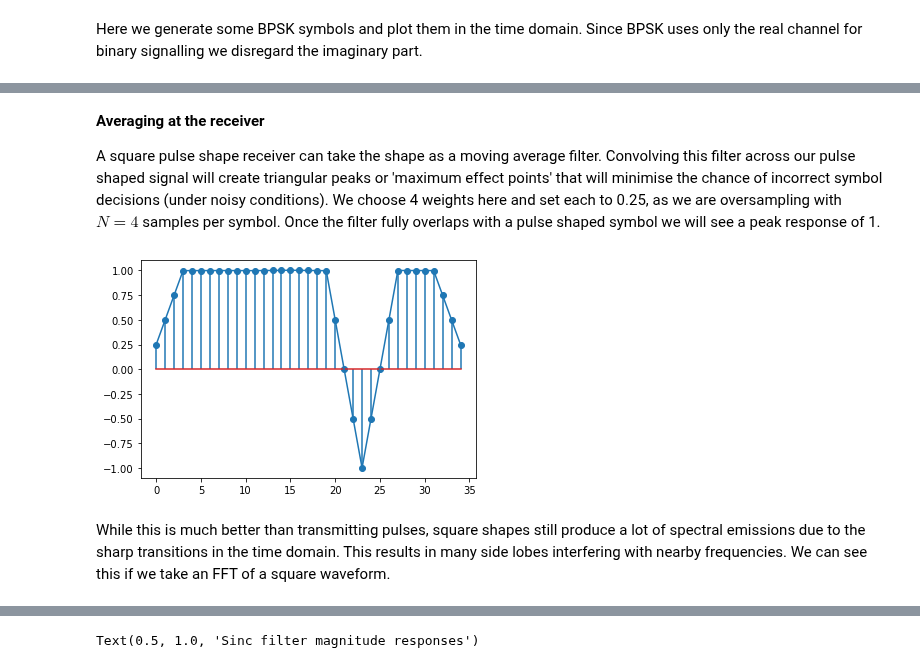
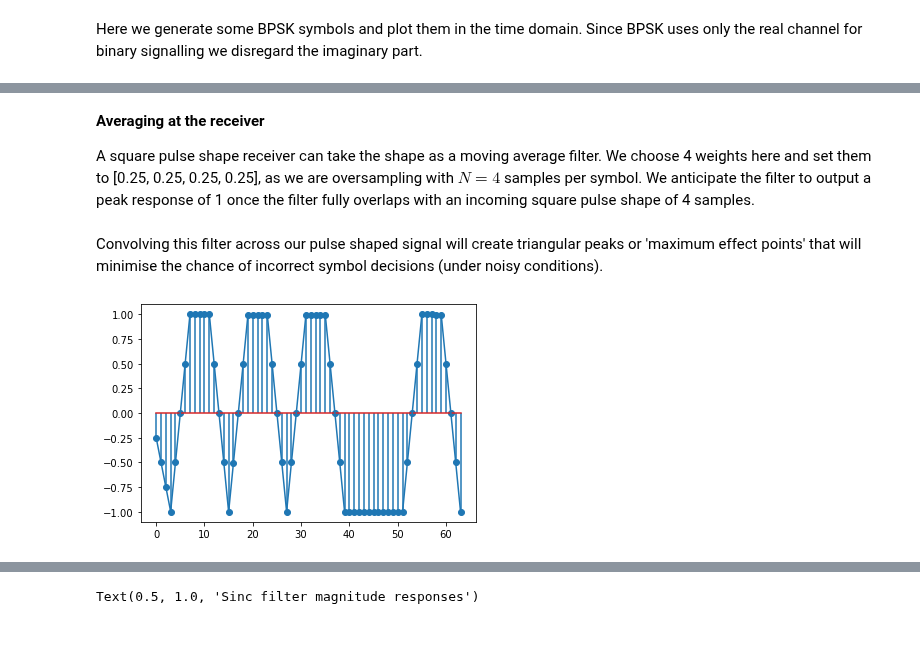
Before and after one commit to strath-sdr/dsp_notebooks, a Jupyter notebook: notebooks/baseband_modulation/02_pulse_shaping.ipynb, the cells around one changed output, grey strips where cells are left out. Drawn from its saved outputs; the diff is of its cells as text; code cells hidden in the pictures; blank space fills up the shorter version.

```diff
--- a/notebooks/baseband_modulation/02_pulse_shaping.ipynb
+++ b/notebooks/baseband_modulation/02_pulse_shaping.ipynb
@@ -47,7 +46,8 @@ def generate_bpsk(num_symbols, noise=50):
 # %% [markdown]
 Here we generate some BPSK symbols and plot them in the time domain. Since BPSK uses only the real channel for binary signalling we disregard the imaginary part.
 # %%
-symbols = generate_bpsk(8)
-plt.stem(symbols.real, use_line_collection=True)
+symbols = generate_bpsk(2048)
+plt.stem(symbols.real[:8], use_line_collection=True)
+plt.title('BPSK Pulses')
 plt.show()
 # %% [output]
@@ -65,15 +113,15 @@ plt.show()
 # %% [markdown]
 **Averaging at the receiver**
 
-A square pulse shape receiver can take the shape as a moving average filter. Convolving this filter across our pulse shaped signal will create triangular peaks or 'maximum effect points' that will minimise the chance of incorrect symbol decisions (under noisy conditions). We choose 4 weights here and set each to 0.25, as we are oversampling with $N=4$ samples per symbol. Once the filter fully overlaps with a pulse shaped symbol we will see a peak response of 1.
+A square pulse shape receiver can take the shape as a moving average filter. We choose 4 weights here and set them to [0.25, 0.25, 0.25, 0.25], as we are oversampling with $N=4$ samples per symbol. We anticipate the filter to output a peak response of 1 once the filter fully overlaps with an incoming square pulse shape of 4 samples.
 # %%
 weights = [0.25, 0.25, 0.25, 0.25]
 filtered_symbols = np.convolve(np.repeat(symbols,4).real, weights)
+# %% [markdown]
+Convolving this filter across our pulse shaped signal will create triangular peaks or 'maximum effect points' that will minimise the chance of incorrect symbol decisions (under noisy conditions).
 # %%
-plt.stem(filtered_symbols.real, use_line_collection=True)
-plt.plot(filtered_symbols.real)
+plt.stem(filtered_symbols.real[:64], use_line_collection=True)
+plt.plot(filtered_symbols.real[:64])
 plt.show()
 # %% [output]
-[figure, old version]
+[figure, new version]
-# %% [markdown]
-While this is much better than transmitting pulses, square shapes still produce a lot of spectral emissions due to the sharp transitions in the time domain. This results in many side lobes interfering with nearby frequencies. We can see this if we take an FFT of a square waveform.
```
Also changed, not shown: parts of 22 cells of this notebook, 2 other files.
